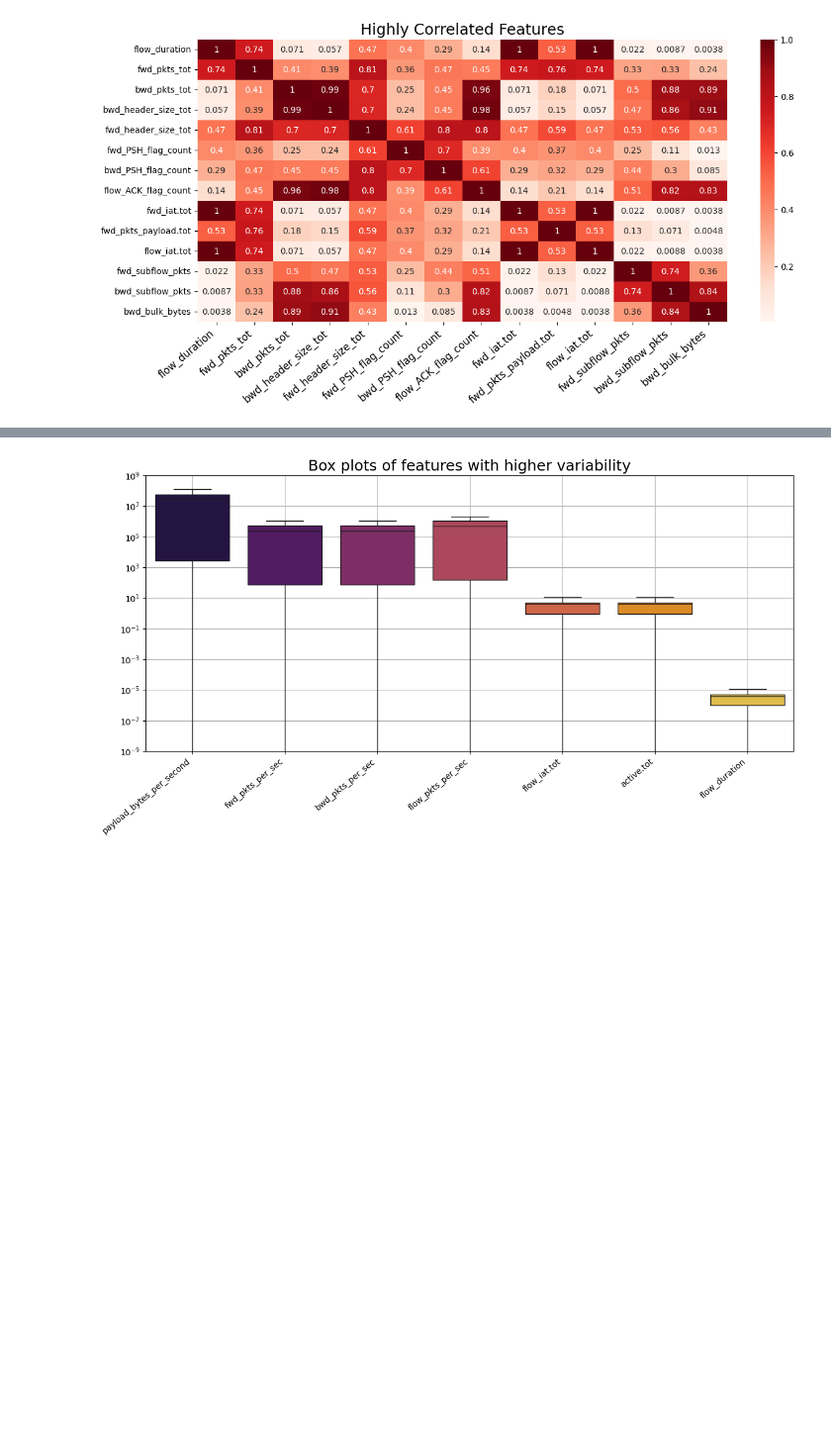
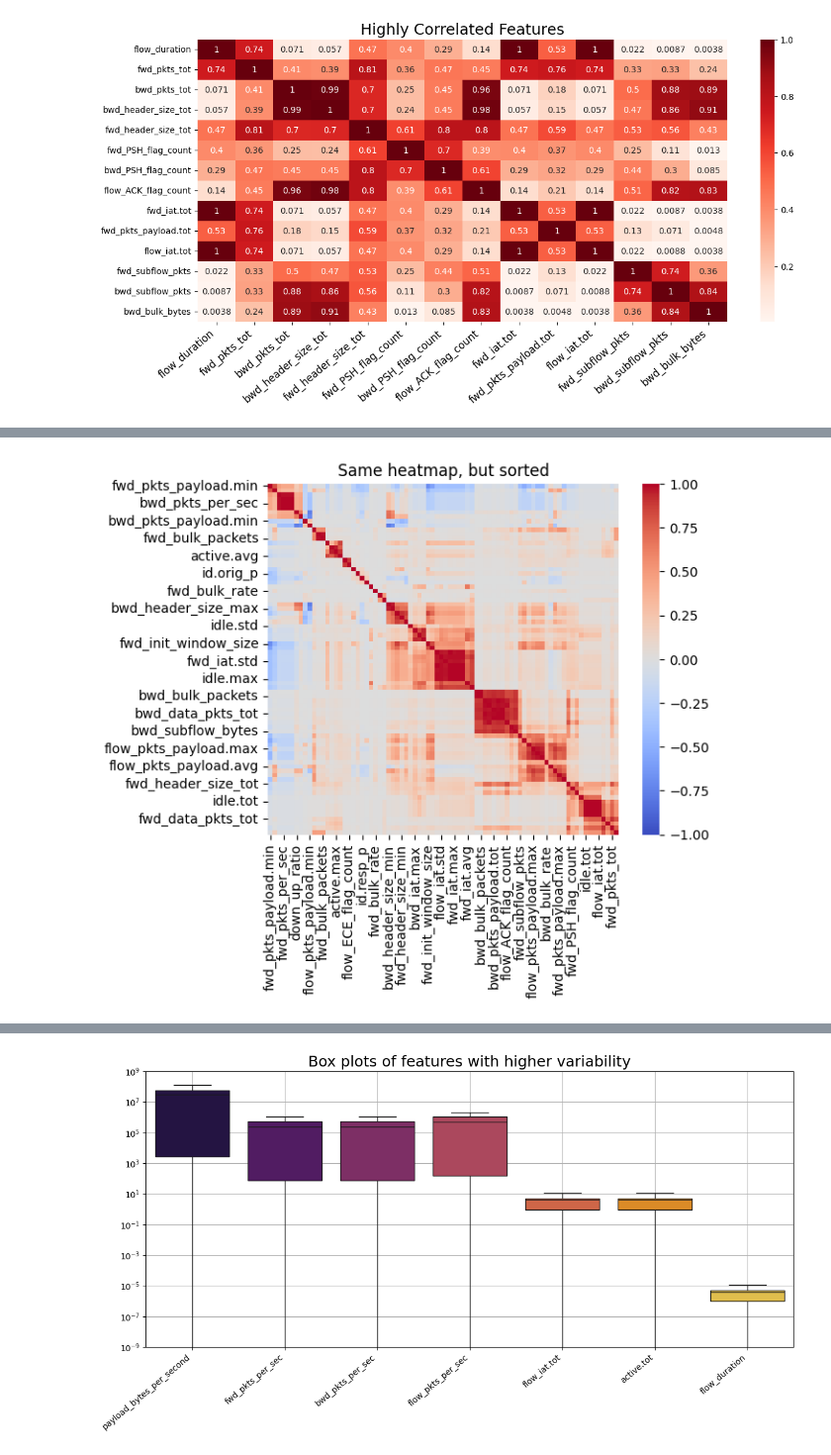
Before and after one commit to connormcmanigal/IoT-IDS-VAE-Classification, a Jupyter notebook: report.ipynb, the cells around one changed output, grey strips where cells are left out. Shown at 99% size. Cells and saved outputs as stored; diff of their text form; code cells hidden in the pictures; blank space fills up the shorter version.

```diff
--- a/report.ipynb
+++ b/report.ipynb
@@ -117,0 +125,16 @@ plt.show()
+# %%
+# Use agglomerative clustering on the heatmap
+# Result is non-deterministic, so I saved a good value
+
+#from scipy.cluster.hierarchy import linkage, leaves_list
+#linkage_matrix = linkage(corr_matrix, method='complete')
+#ordered_indices = leaves_list(linkage_matrix)
+
+ordered_indices = np.array([26,29,56,7,8,9,10,19,31,36,59,61,63,67,71,68,70,24,25,79,0,1,23,41,65,46,51,15,16,13,12,18,76,47,49,50,77,78,72,55,45,75,42,52,73,44,54,62,64,4,14,33,6,38,22,58,60,57,17,34,37,32,35,66,39,40,27,30,11,20,21,48,74,43,2,53,5,69,3,28])
+ordered_corr_matrix = full_corr_matrix.iloc[ordered_indices, ordered_indices]
+
+sns.heatmap(ordered_corr_matrix, cmap='coolwarm', cbar=True, vmin=-1, vmax=1, square=True)
+plt.title("Same heatmap, but sorted")
+plt.show()
+# %% [output]
+[figure, added]
```
Also changed, not shown: parts of 3 cells of this notebook.
